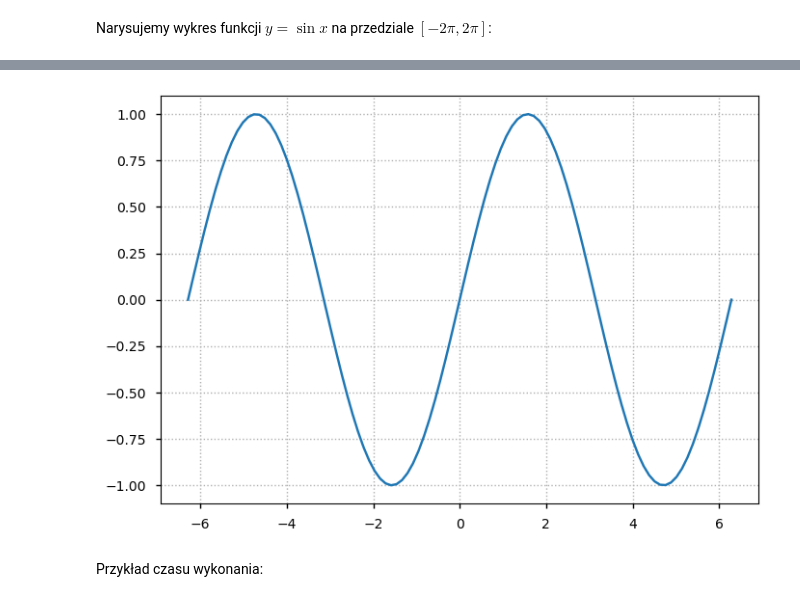
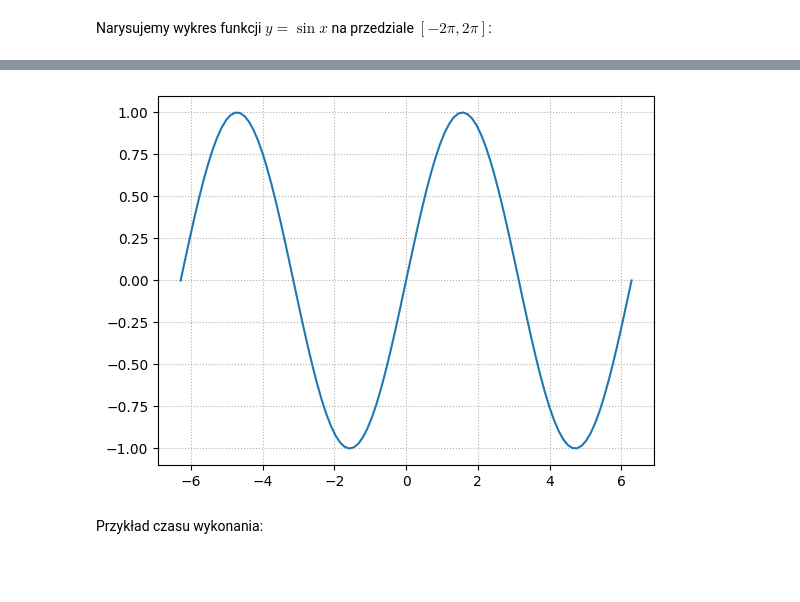
Before and after one commit to tomasz450/Analiza-danych-w-Python-11.05.26, a Jupyter notebook: 2. NumPy/NumPy.ipynb, the cells around one changed output, grey strips where cells are left out. Cells and saved outputs as stored; diff of their text form; code cells hidden in the pictures; blank space fills up the shorter version.

```diff
--- a/2. NumPy/NumPy.ipynb
+++ b/2. NumPy/NumPy.ipynb
@@ -737,15 +814,13 @@ Narysujemy wykres funkcji $y=\sin x$ na przedziale $[-2\pi, 2\pi]$:
 # %%
 from matplotlib import pyplot as plt
-%matplotlib inline
-plt.style.use('seaborn-notebook')
 
 # 100 punktów równomiernego podziału
 X = np.linspace(-2*np.pi, 2*np.pi, 100)
 Y = np.sin(X) # ufunc!
 plt.plot(X, Y)
 plt.grid(ls=':')
 # %% [output]
-[figure, old version]
+[figure, new version]
 # %% [markdown]
 Przykład czasu wykonania:
 # %%
```
Also changed, not shown: parts of 77 cells of this notebook, 1 other file.
